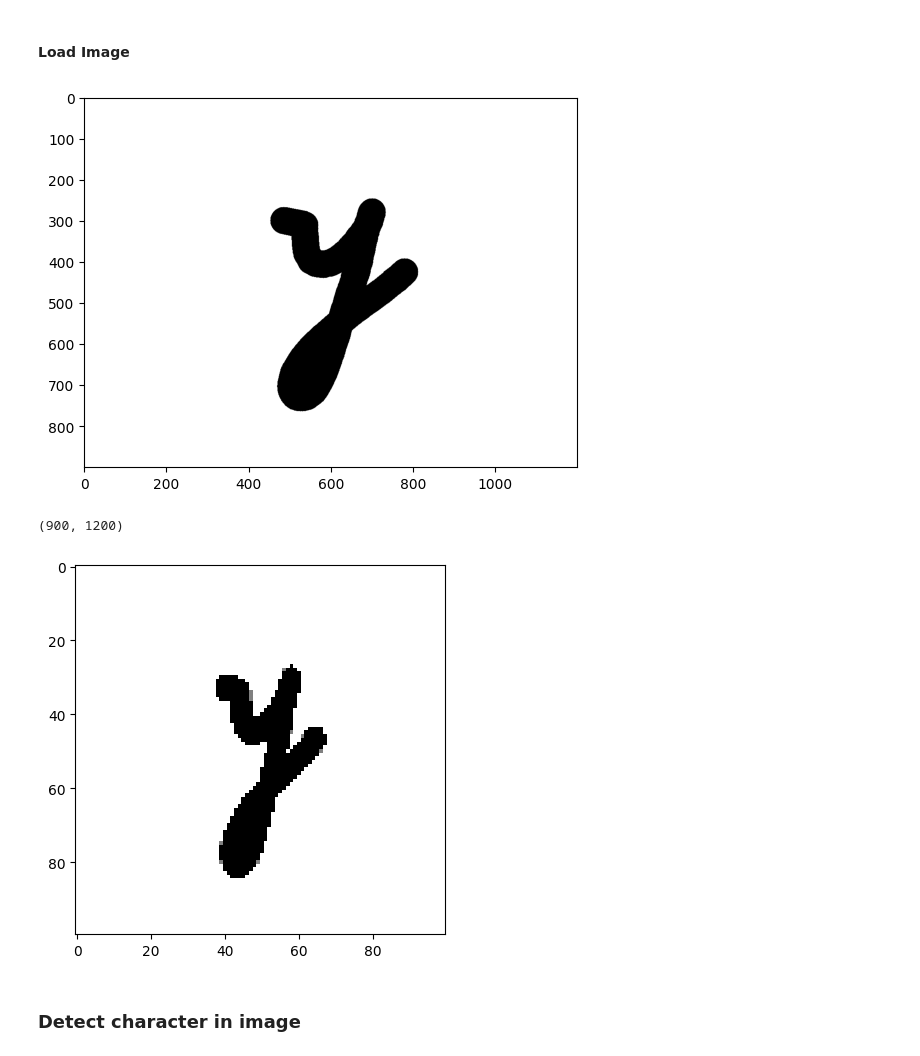
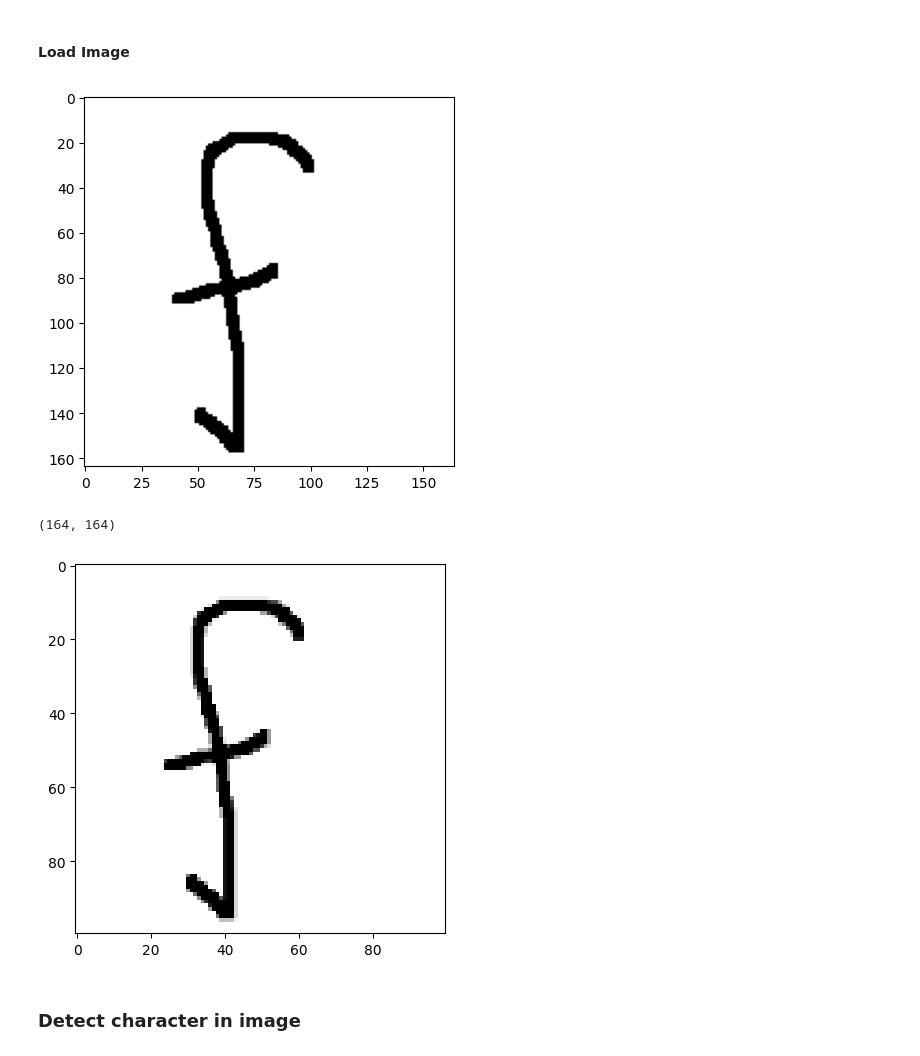
Before and after one commit to subhadip6869/Handwritten-Letter-Prediction, a Jupyter notebook: predict_characters.ipynb, the cells around one changed output. Saved outputs shown, nothing was run; the diff lists cells and outputs as text; code cells hidden in the pictures.

```diff
--- a/predict_characters.ipynb
+++ b/predict_characters.ipynb
@@ -30,18 +30,18 @@ model = load_model('basic_model.h5')
 import cv2
 import matplotlib.pyplot as plt
 # %%
-org_img = cv2.imread("./test/60/img061-024.png", cv2.IMREAD_GRAYSCALE)
-ret, test_img = cv2.threshold(org_img, 130, 255, cv2.THRESH_BINARY)
+org_img = cv2.imread("./ext/my_f.jpg", cv2.IMREAD_GRAYSCALE)
+ret, test_img = cv2.threshold(org_img, 120, 255, cv2.THRESH_BINARY)
 plt.imshow(test_img, cmap="gray")
 plt.show()
 print(test_img.shape)
 test_img = cv2.resize(test_img, (100, 100))
 plt.imshow(test_img, cmap="gray")
 test_input = test_img.reshape((1, 100, 100, 1))
 # %% [output]
-[figure, old version]
+[figure, new version]
-(900, 1200)
+(164, 164)
-[figure, old version]
+[figure, new version]
 # %% [markdown]
 ### Detect character in image
 # %%
```
Also changed, not shown: parts of 2 cells of this notebook, 3 other files.
